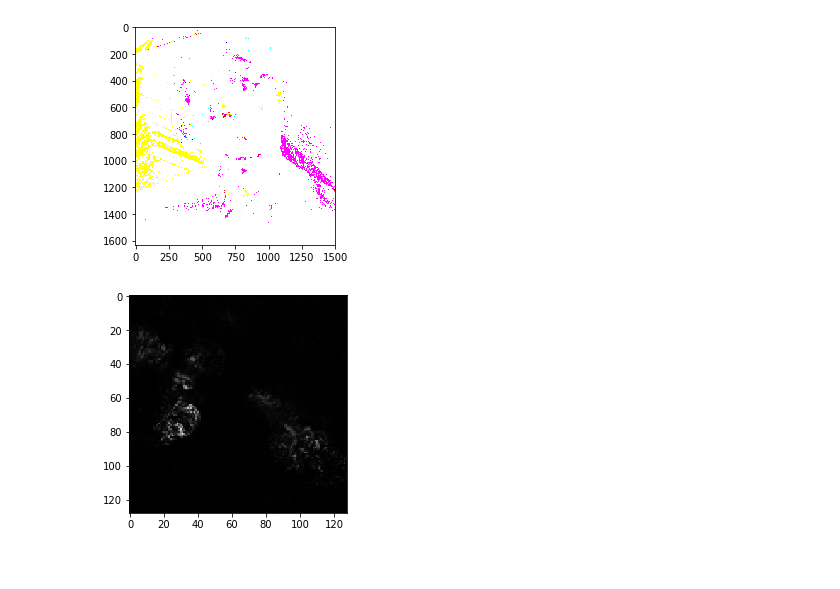
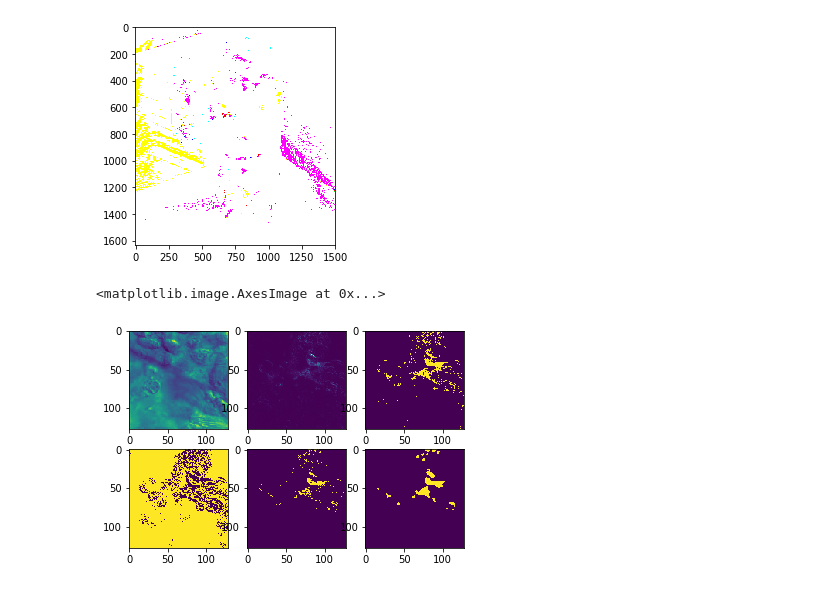
Before and after one commit to dsp-uga/hall-p2, a Jupyter notebook: notebooks/Datapreprocessing.ipynb, the cells around one changed output. Cells and saved outputs as stored; diff of their text form; code cells hidden in the pictures.

Commit message:
applied thresholding on some images and their effects

```diff
--- a/notebooks/Datapreprocessing.ipynb
+++ b/notebooks/Datapreprocessing.ipynb
@@ -10,7 +10,7 @@ print(cv2.__version__)
 # %% [output]
 4.0.0
 # %%
-img = cv2.imread("C:\\Users\\Jayant\\Pictures\\wallpapers\\page.jpg")
+img = cv2.imread("C:\\Users\\Jayant\\Pictures\\wallpapers\\page.jpg",cv2.IMREAD_GRAYSCALE)
 print(type(img))
 print(type(img.shape))
 # %% [output]
@@ -47,7 +47,7 @@ def data_video_dictionary(train_names):
     for name in train_names:
         dict_images={}
         for i in range(len(os.listdir("../dataset/data/"+name))):
-            dict_images[str(i)]= cv2.imread("../dataset/data/"+name+"/frame00"+"{:02d}".format(i)+".png")
+            dict_images[str(i)]= cv2.imread("../dataset/data/"+name+"/frame00"+"{:02d}".format(i)+".png",cv2.IMREAD_GRAYSCALE)
 
         length=length+len(dict_images)
         dict_videos[name]=dict_images
@@ -141,22 +141,22 @@ Clipping input data to the valid range for imshow with RGB data ([0..1] for floa
 # %%
 # fluctuation variation :  my intuition is that , on all pixels in 100 images.. we have 128*128 distributions
 #and we can calculate variance in every pixel of all 100 frames and use that to predict labels first ??
-def variance_on_images(dict_videos,train_names,dimensions=(128,128,3),hop=1):
+def variance_on_images(dict_videos,train_names,dimensions=(128,128),hop=1):
     dict_videos_mean={}
     dict_videos_variance={}
     for name in train_names:
         dict_image= dict_videos[name]
         arr=np.zeros(dimensions,np.float)
-        N=len(dict_image)
+        N=len(list(range(0,len(dict_image),hop)))
         #calculating mean of an image.
-        for i in range(len(dict_image)):
+        for i in range(0,len(dict_image),hop):
             image=dict_image[str(i)]
             imarr=np.array(image,dtype=np.float)
             arr=arr+imarr/N
         image_mean=np.array(np.round(arr),dtype=np.uint8)
         dict_videos_mean[name]=image_mean #for later use, can send as results.
         varr=np.zeros(dimensions,np.float)
-        for i in range(len(dict_image)):
+        for i in range(0,len(dict_image),hop):
             #using arr because its an image_mean in float type
             image=dict_image[str(i)]
             imarr=np.array(image,dtype=np.float)
@@ -166,12 +166,36 @@ def variance_on_images(dict_videos,train_names,dimensions=(128,128,3),hop=1):
         #calculating square of X-mean
         #result action.
     return dict_videos_mean,dict_videos_variance
-dict_videos_mean,dict_videos_variance=variance_on_images(dict_videos_resized,train_names)
+#hop of 15 is used because Ciliary motion does 5-6 oscillations in 1 frame..so, 15*6 will capture those oscillations
+dict_videos_mean,dict_videos_variance=variance_on_images(dict_videos_resized,train_names,hop=7)
-# %%
-#started at 834.. the above method..how to threshold?? and create masks??
-image_meaned=dict_videos_mean[train_names[3]]
-imgplot = plt.imshow(image_meaned,cmap="hot")
-image_variance=dict_videos_variance[train_names[0]]
-imgplot = plt.imshow(image_variance,cmap="hot")
-# %% [output]
-[figure, removed]
+# %%
+#started at 834.. the above method..how to threshold?? and create masks??
+#important thresholding link :-https://docs.opencv.org/3.4/d7/d4d/tutorial_py_thresholding.html
+
+threshold=10 #another parameter to tune now..
+image_meaned=dict_videos_mean[train_names[0]]
+
+image_variance=dict_videos_variance[train_names[20]]
+
+ret,thresh1 = cv.threshold(image_variance,threshold,255,cv.THRESH_BINARY)
+
+th3 = cv.adaptiveThreshold(image_variance,255,cv.ADAPTIVE_THRESH_GAUSSIAN_C,cv.THRESH_BINARY,11,2)
+
+ret3,th4 = cv.threshold(image_variance,0,255,cv.THRESH_BINARY+cv.THRESH_OTSU)
+
+blur = cv.GaussianBlur(image_variance,(5,5),0)
+ret3,th5 = cv.threshold(blur,0,255,cv.THRESH_BINARY+cv.THRESH_OTSU)
+
+images=[image_meaned,image_variance,thresh1,th3,th4,th5]
+titles = ['Mean Image','Variance Image','Global Thresholding (v=10)',
+          'adaptive gaussian thresholding',"Otsu's Thresholding","Otsu's Thresholding with gaussian filtering"]
+f, axarr = plt.subplots(2,3)
+axarr[0,0].imshow(images[0])
+axarr[0,1].imshow(images[1])
+axarr[0,2].imshow(images[2])
+axarr[1,0].imshow(images[3])
+axarr[1,1].imshow(images[4])
+axarr[1,2].imshow(images[5])
+# %% [output]
+<matplotlib.image.AxesImage at 0x...>
+[figure, added]
```
Also changed, not shown: parts of 2 cells of this notebook.
